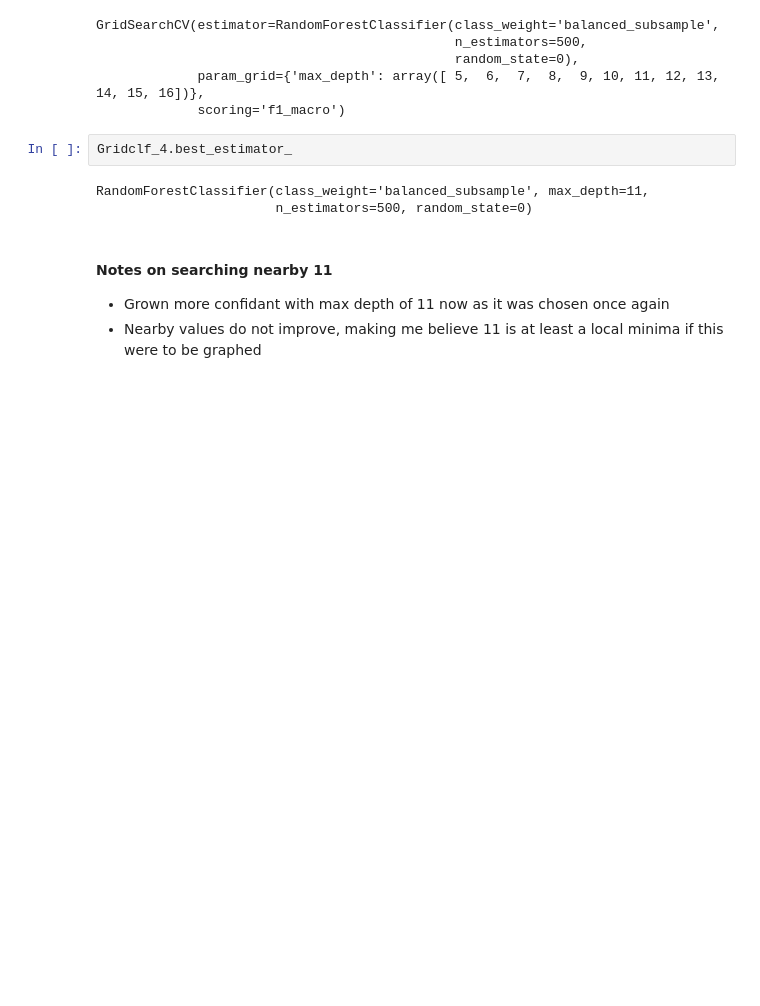
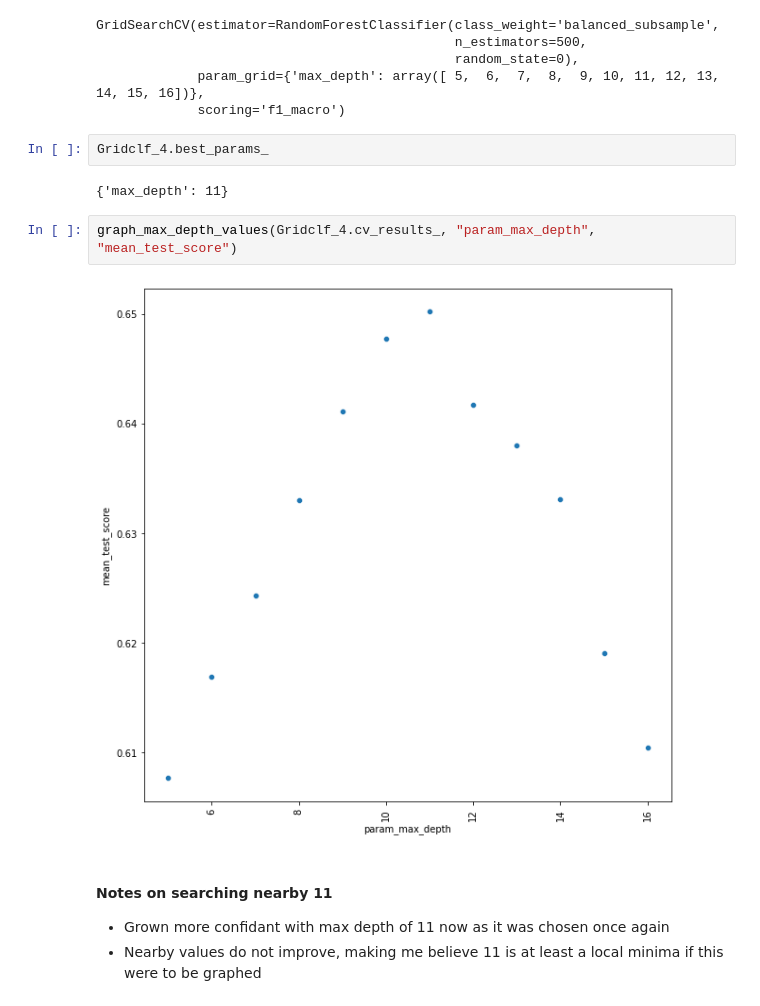
Before and after one commit to s3716853/ML-Assignment-01, a Jupyter notebook: Assignment1/ml-assignment-01.ipynb, the cells around one changed output. Saved outputs shown, nothing was run; the diff lists cells and outputs as text; blank space fills up the shorter version.

```diff
--- a/Assignment1/ml-assignment-01.ipynb
+++ b/Assignment1/ml-assignment-01.ipynb
@@ -1040,10 +1055,13 @@ GridSearchCV(estimator=RandomForestClassifier(class_weight='balanced_subsample',
              param_grid={'max_depth': array([ 5,  6,  7,  8,  9, 10, 11, 12, 13, 14, 15, 16])},
              scoring='f1_macro')
 # %%
-Gridclf_4.best_estimator_
+Gridclf_4.best_params_
 # %% [output]
-RandomForestClassifier(class_weight='balanced_subsample', max_depth=11,
-                       n_estimators=500, random_state=0)
+{'max_depth': 11}
+# %%
+graph_max_depth_values(Gridclf_4.cv_results_, "param_max_depth", "mean_test_score")
+# %% [output]
+[figure, added]
 # %% [markdown]
 #### Notes on searching nearby 11
 - Grown more confidant with max depth of 11 now as it was chosen once again
```
Also changed, not shown: parts of 36 cells of this notebook.
